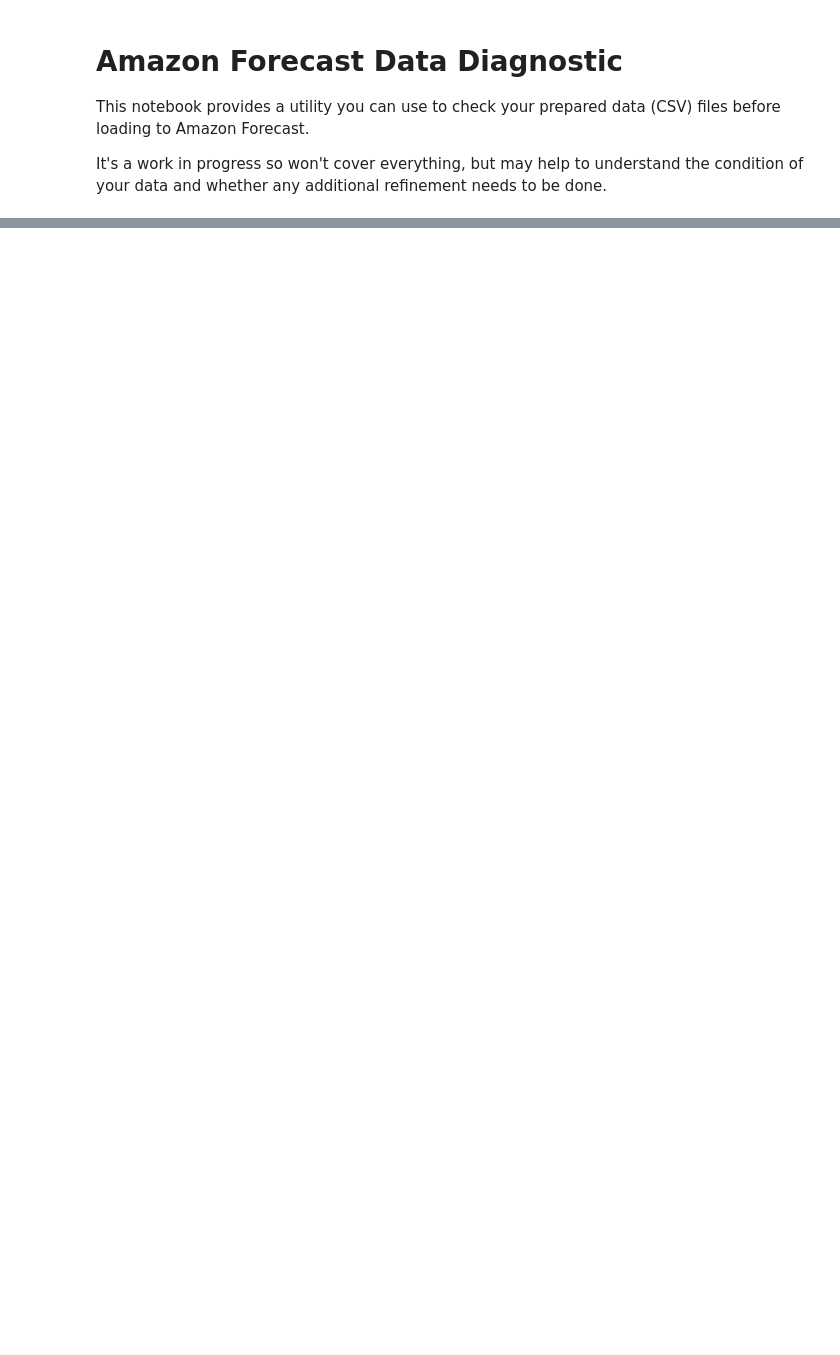
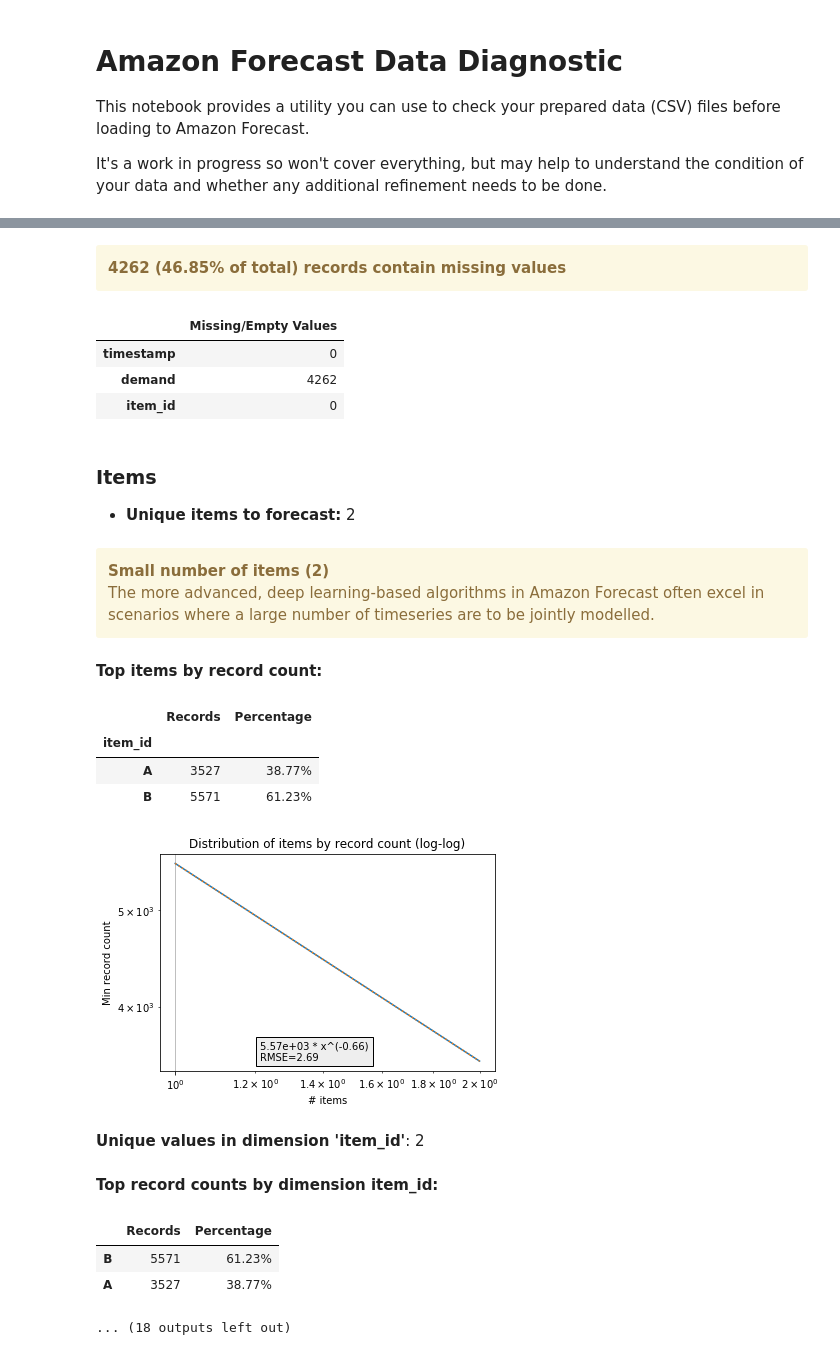
Before and after one commit to apac-ml-tfc/forecast-poc, a Jupyter notebook: Data Diagnostic.ipynb, the cells around one changed output, grey strips where cells are left out. Saved outputs shown, nothing was run; the diff lists cells and outputs as text; code cells hidden in the pictures; blank space fills up the shorter version.

```diff
--- a/Data Diagnostic.ipynb
+++ b/Data Diagnostic.ipynb
@@ -27,21 +43,23 @@ help(util.diagnostic.diagnose)
 # %%
 util.diagnostic.diagnose(
-    "data/target_time_series.csv",
-    domain="RETAIL",
+    "data/target_time_series_2014.csv",
+    domain="INVENTORY_PLANNING",
+    frequency="D",
 #     tts_schema={
-#        "Attributes": [
-#           {
-#              "AttributeName": "timestamp",
-#              "AttributeType": "timestamp",
-#           },
-#           {
-#              "AttributeName": "demand",
-#              "AttributeType": "float",
-#           },
-#           {
-#              "AttributeName": "item_id",
-#              "AttributeType": "string",
-#           },
-#        ],
+#         "Attributes": [
+#             {
+#                 "AttributeName": "timestamp",
+#                 "AttributeType": "timestamp",
+#             },
+#             {
+#                 "AttributeName": "demand",
+#                 "AttributeType": "float",
+#             },
+#             {
+#                 "AttributeName": "item_id",
+#                 "AttributeType": "string",
+#             },
+#         ],
 #     },
 )
+# %% [output]
@@ -47,0 +86,21 @@ util.diagnostic.diagnose(
+4262 (46.85% of total) records contain missing values
+|  | Missing/Empty Values |
+| timestamp | 0 |
+| demand | 4262 |
+| item_id | 0 |
+### Items
+- **Unique items to forecast:** 2
+Small number of items (2)
+The more advanced, deep learning-based algorithms in Amazon Forecast often excel in scenarios where a large number of timeseries are to be jointly modelled.
+**Top items by record count:**
+|  | Records | Percentage |
+| item_id |  |  |
+| A | 3527 | 38.77% |
+| B | 5571 | 61.23% |
+[figure, added]
+**Unique values in dimension 'item_id'**: 2
+**Top record counts by dimension item_id:**
+|  | Records | Percentage |
+| B | 5571 | 61.23% |
+| A | 3527 | 38.77% |
+... (18 outputs left out)
```
Also changed, not shown: parts of 3 cells of this notebook, 3 other files.
